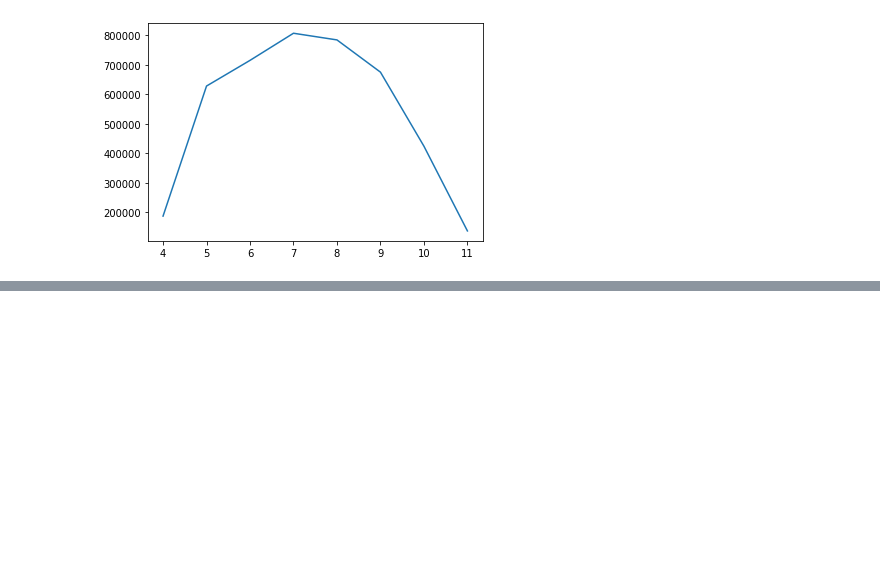
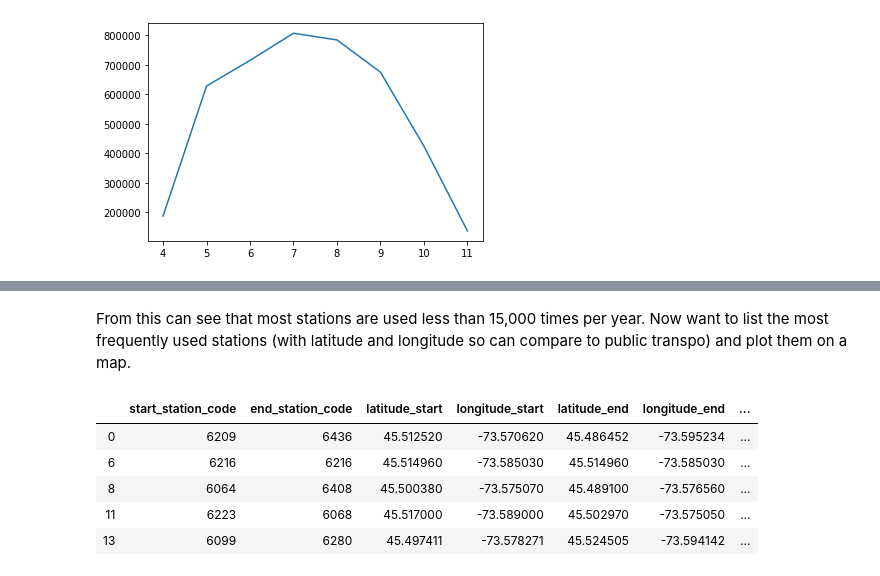
Before and after one commit to daviskia/ada-project-deep-penguin, a Jupyter notebook: BixiAnalysis.ipynb, the cells around one changed output, grey strips where cells are left out. Saved outputs shown, nothing was run; the diff lists cells and outputs as text; code cells hidden in the pictures; blank space fills up the shorter version.

```diff
--- a/BixiAnalysis.ipynb
+++ b/BixiAnalysis.ipynb
@@ -159,0 +192,14 @@ plt.plot(monthly.index, monthly.trips_per_month)
+# %% [markdown]
+From this can see that most stations are used less than 15,000 times per year. Now want to list the most frequently used stations (with latitude and longitude so can compare to public transpo) and plot them on a map.
+# %%
+station_use19 = station_use19.query('counts>15000')
+popular = data[data['start_station_code'].isin(station_use19['start_station_code'])]
+popular = popular[['start_station_code','end_station_code','latitude_start','longitude_start','latitude_end','longitude_end','distance']]
+popular.head()
+# %% [output]
+|  | start_station_code | end_station_code | latitude_start | longitude_start | latitude_end | longitude_end | ... |
+| 0 | 6209 | 6436 | 45.512520 | -73.570620 | 45.486452 | -73.595234 | ... |
+| 6 | 6216 | 6216 | 45.514960 | -73.585030 | 45.514960 | -73.585030 | ... |
+| 8 | 6064 | 6408 | 45.500380 | -73.575070 | 45.489100 | -73.576560 | ... |
+| 11 | 6223 | 6068 | 45.517000 | -73.589000 | 45.502970 | -73.575050 | ... |
+| 13 | 6099 | 6280 | 45.497411 | -73.578271 | 45.524505 | -73.594142 | ... |
```
Also changed, not shown: parts of 10 cells of this notebook.
